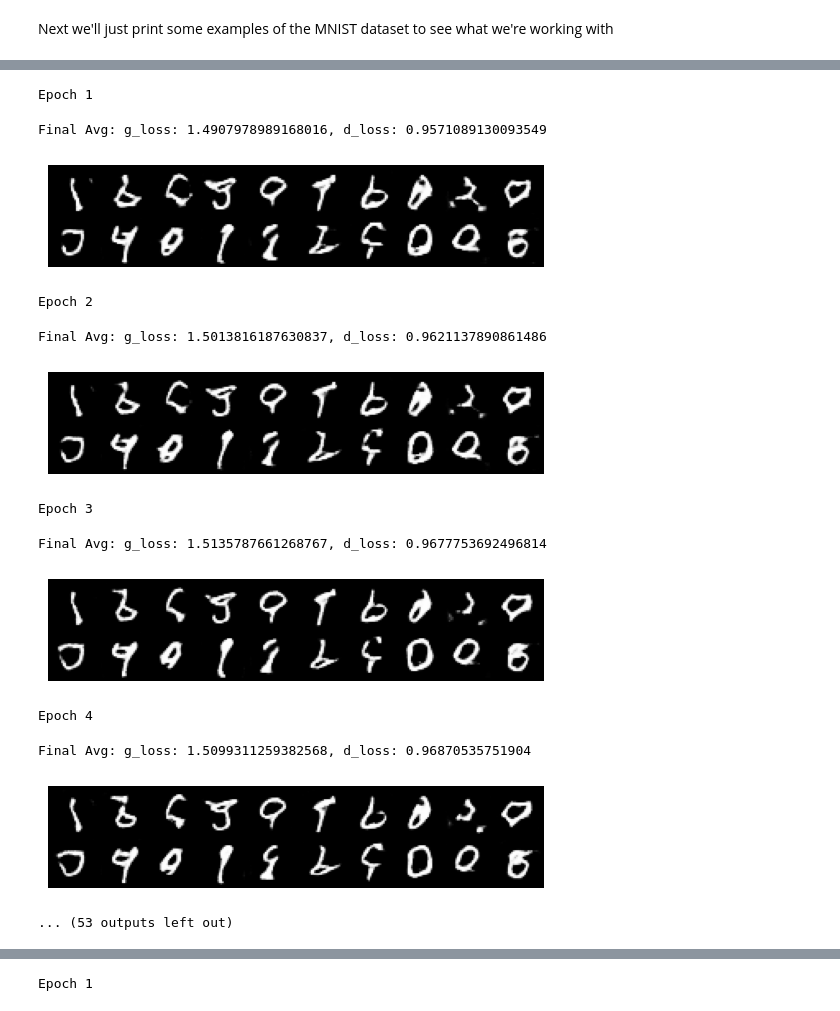
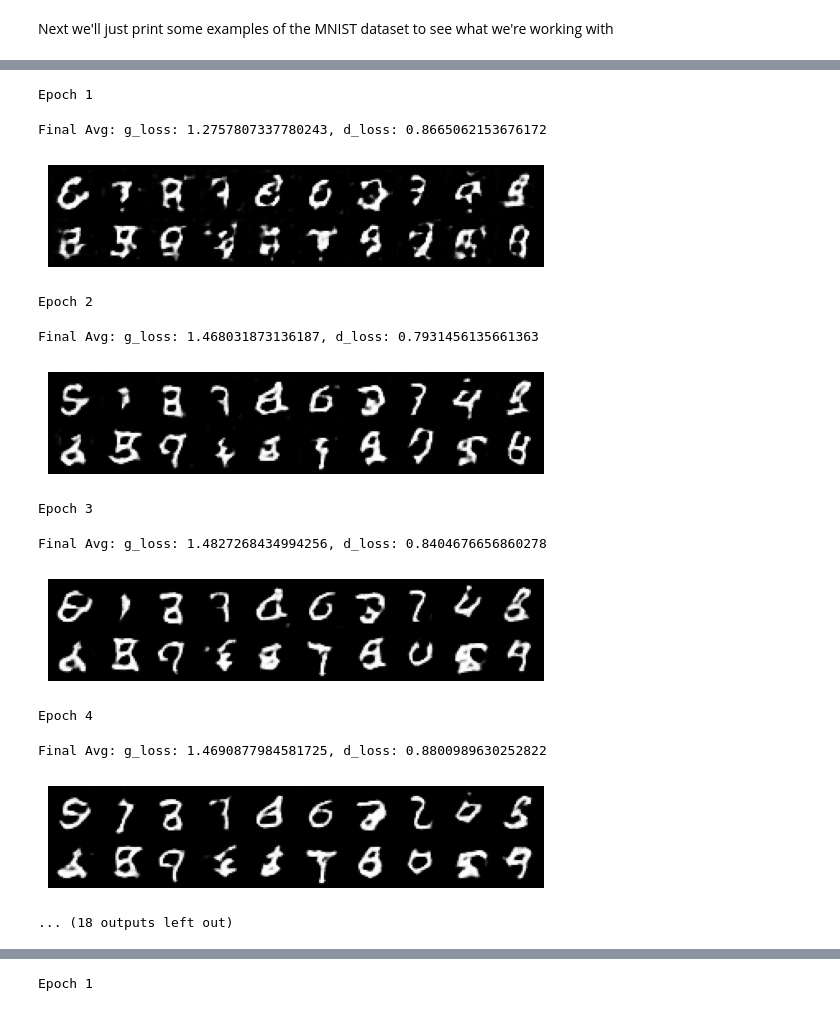
Before and after one commit to TeeJayBaker/SonyCSL, a Jupyter notebook: ASSIGNMENT_TOM_BAKER.ipynb, the cells around one changed output, grey strips where cells are left out. Cells and saved outputs as stored; diff of their text form; code cells hidden in the pictures.

```diff
--- a/ASSIGNMENT_TOM_BAKER.ipynb
+++ b/ASSIGNMENT_TOM_BAKER.ipynb
@@ -208,13 +199,14 @@ def gen_train_step(batch_size, gen, dis, gen_optimiser, loss):
 # %%
 # total number of epochs to train the model
-num_epochs = 25
+num_epochs = 10
 
 # constant inputs for visualisation
 test_noise = torch.randn(20, 100, device=device)
 
 # optimisers
 lr = 0.0002
-dis_optimiser = torch.optim.Adam(discriminator.parameters(), lr=lr, betas=(0.5, 0.999))
+dlr = 0.0001
+dis_optimiser = torch.optim.Adam(discriminator.parameters(), lr=dlr, betas=(0.5, 0.999))
 gen_optimiser = torch.optim.Adam(generator.parameters(), lr=lr, betas=(0.5, 0.999))
 
 # Train the model
@@ -242,39 +234,40 @@ for epoch in range(num_epochs):
         # Update running loss
         dis_loss_sum += dis_loss
         gen_loss_sum += gen_loss
         if i % 50 == 0:
             data_iter.set_description(
                 "g_loss: {}, d_loss: {}".format(gen_loss, dis_loss)
             )
 
+
     # average loss over epoch
     print(
         "Final Avg: g_loss: {}, d_loss: {}".format(
             gen_loss_sum / len(dataloader), dis_loss_sum / len(dataloader)
         )
     )
     generator.eval()
 
     # visualise generated images
     sample_images = generator(test_noise).cpu()
     grid = (
         torchvision.utils.make_grid(sample_images, nrow=10, padding=2, normalize=True)
         .permute(1, 2, 0)
     )
     plt.imshow(grid)
     plt.axis("off")
     plt.show()
 # %% [output]
 Epoch 1
-Final Avg: g_loss: 1.4907978989168016, d_loss: 0.9571089130093549
+Final Avg: g_loss: 1.2757807337780243, d_loss: 0.8665062153676172
-[figure, old version]
+[figure, new version]
 Epoch 2
-Final Avg: g_loss: 1.5013816187630837, d_loss: 0.9621137890861486
+Final Avg: g_loss: 1.468031873136187, d_loss: 0.7931456135661363
-[figure, old version]
+[figure, new version]
 Epoch 3
-Final Avg: g_loss: 1.5135787661268767, d_loss: 0.9677753692496814
+Final Avg: g_loss: 1.4827268434994256, d_loss: 0.8404676656860278
-[figure, old version]
+[figure, new version]
 Epoch 4
-Final Avg: g_loss: 1.5099311259382568, d_loss: 0.96870535751904
+Final Avg: g_loss: 1.4690877984581725, d_loss: 0.8800989630252822
-[figure, old version]
+[figure, new version]
-... (53 outputs left out)
+... (18 outputs left out)
```
Also changed, not shown: parts of 47 cells of this notebook, 5 other files.
